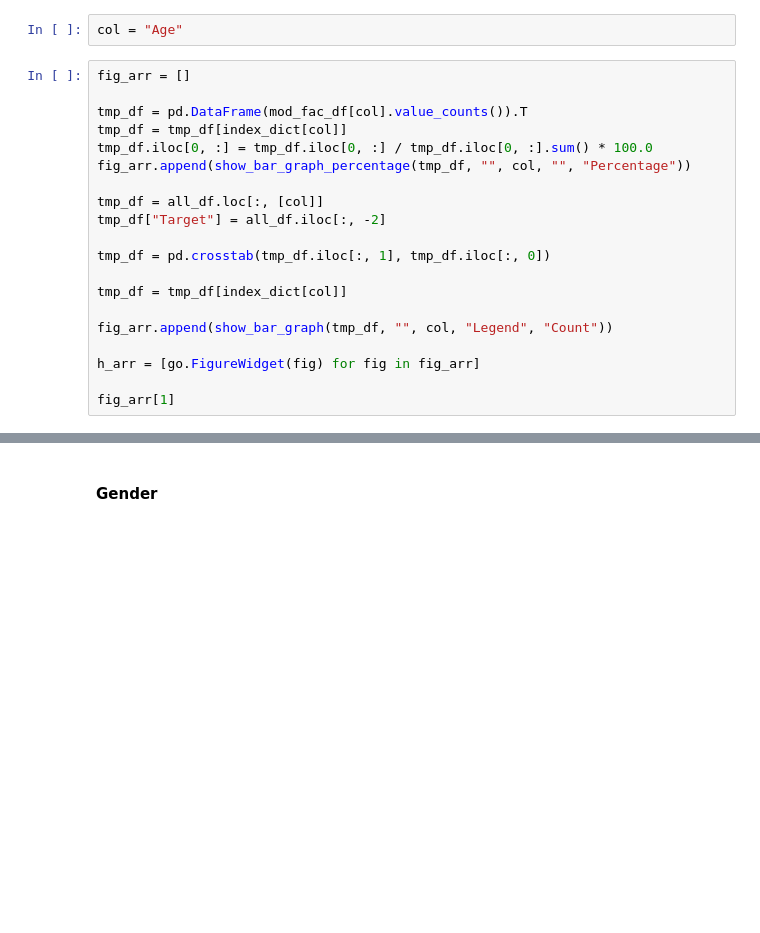
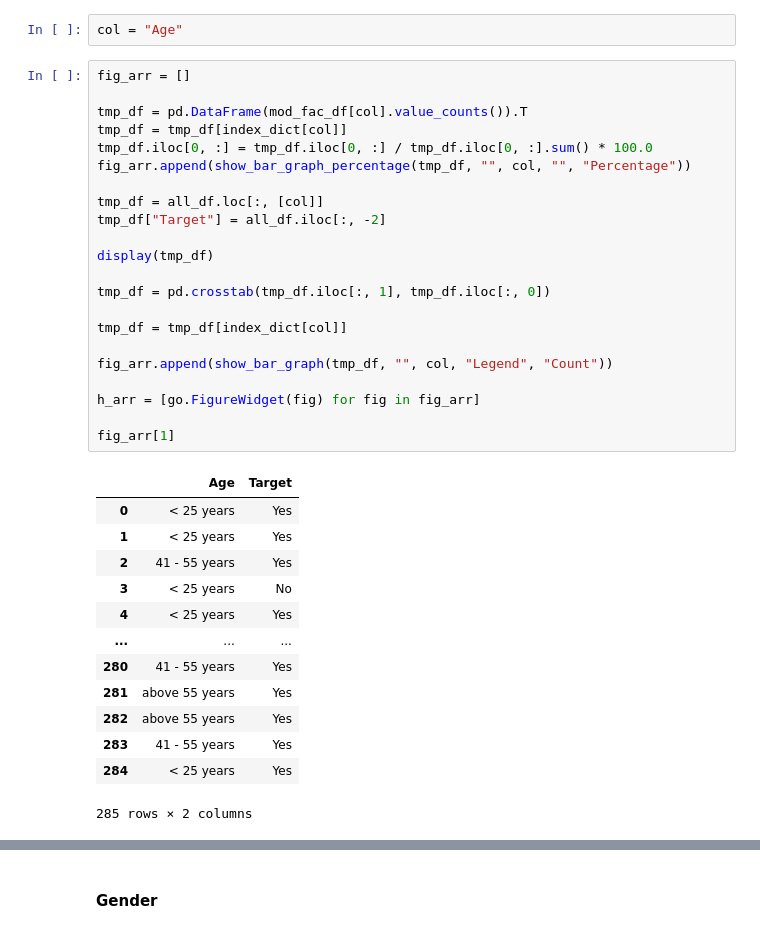
Before and after one commit to Neix20/FYP, a Jupyter notebook: Moderated Factor Analysis.ipynb, the cells around one changed output, grey strips where cells are left out. Saved outputs shown, nothing was run; the diff lists cells and outputs as text; blank space fills up the shorter version.

```diff
--- a/Moderated Factor Analysis.ipynb
+++ b/Moderated Factor Analysis.ipynb
@@ -243,22 +243,37 @@ col = "Age"
 # %%
 fig_arr = []
 
 tmp_df = pd.DataFrame(mod_fac_df[col].value_counts()).T
 tmp_df = tmp_df[index_dict[col]]
 tmp_df.iloc[0, :] = tmp_df.iloc[0, :] / tmp_df.iloc[0, :].sum() * 100.0
 fig_arr.append(show_bar_graph_percentage(tmp_df, "", col, "", "Percentage"))
 
 tmp_df = all_df.loc[:, [col]]
 tmp_df["Target"] = all_df.iloc[:, -2]
 
+display(tmp_df)
+
 tmp_df = pd.crosstab(tmp_df.iloc[:, 1], tmp_df.iloc[:, 0])
 
 tmp_df = tmp_df[index_dict[col]]
 
 fig_arr.append(show_bar_graph(tmp_df, "", col, "Legend", "Count"))
 
 h_arr = [go.FigureWidget(fig) for fig in fig_arr]
 
 fig_arr[1]
 # %% [output]
+|  | Age | Target |
+| 0 | < 25 years | Yes |
+| 1 | < 25 years | Yes |
+| 2 | 41 - 55 years | Yes |
+| 3 | < 25 years | No |
+| 4 | < 25 years | Yes |
+| ... | ... | ... |
+| 280 | 41 - 55 years | Yes |
+| 281 | above 55 years | Yes |
+| 282 | above 55 years | Yes |
+| 283 | 41 - 55 years | Yes |
+| 284 | < 25 years | Yes |
+285 rows × 2 columns
 [interactive output not drawn]
```
Also changed, not shown: parts of 4 cells of this notebook, 24 other files.
